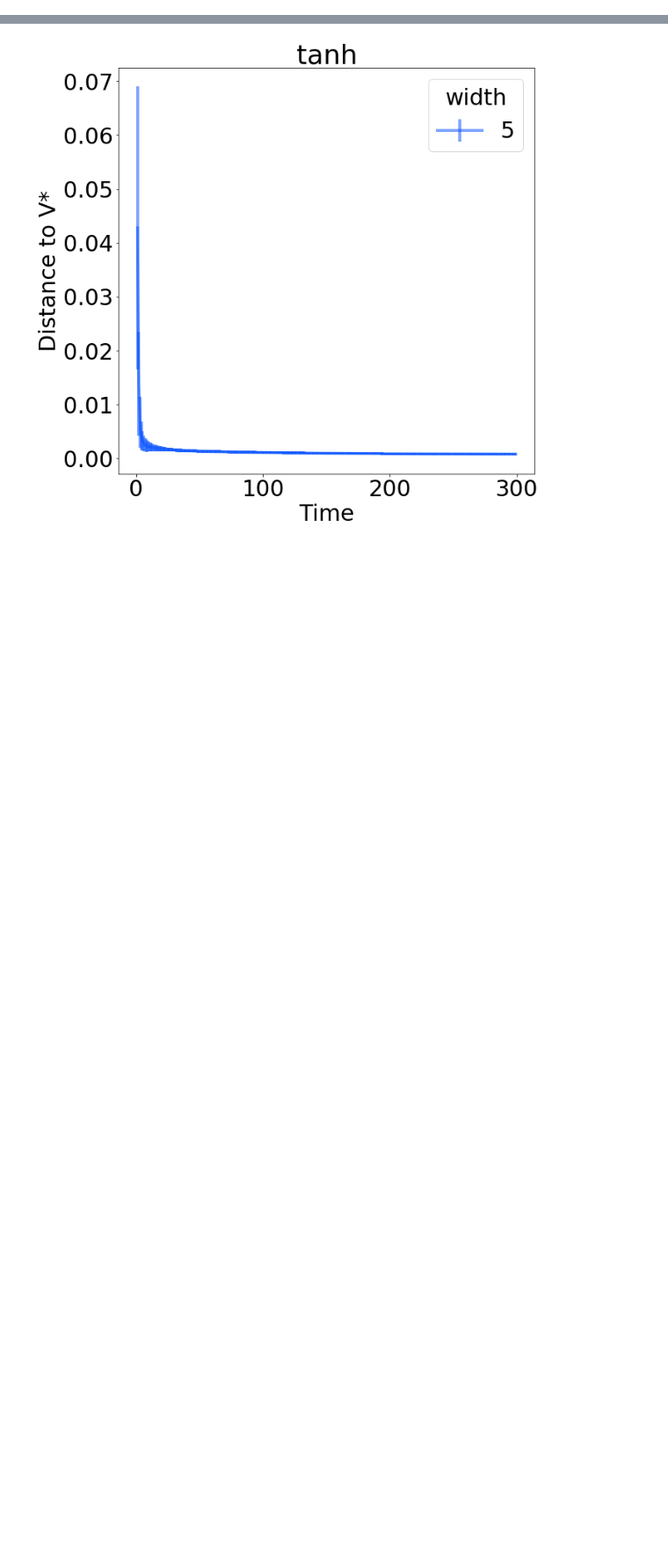
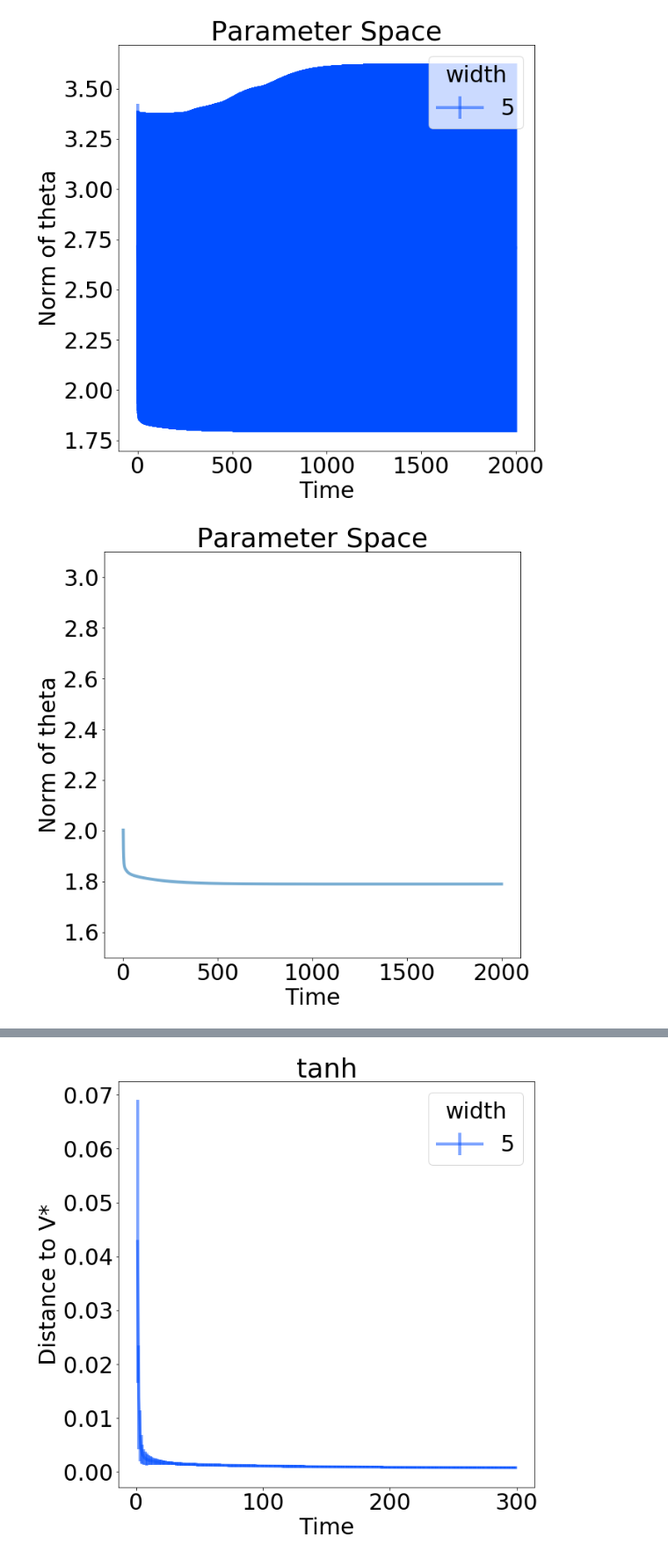
Before and after one commit to davidbrandfonbrener/geometric_insights_into_TD_learning, a Jupyter notebook: notebooks/homogeneous plotting.ipynb, the cells around one changed output, grey strips where cells are left out. Shown at 88% size. Drawn from its saved outputs; the diff is of its cells as text; code cells hidden in the pictures; blank space fills up the shorter version.

```diff
--- a/notebooks/homogeneous plotting.ipynb
+++ b/notebooks/homogeneous plotting.ipynb
@@ -46 +46,6 @@ plot("mlp_Vs", 0, 0, 2000, "Distance to V* in Function Space", "Distance to V*",
+# %%
+plot("params", 0, 0, 2000, "Parameter Space", "Norm of theta", 1.5, 3.1)
+# %% [output]
+[figure, added]
+[figure, added]
 # %%
```
Also changed, not shown: parts of 5 cells of this notebook, 3 other files.
